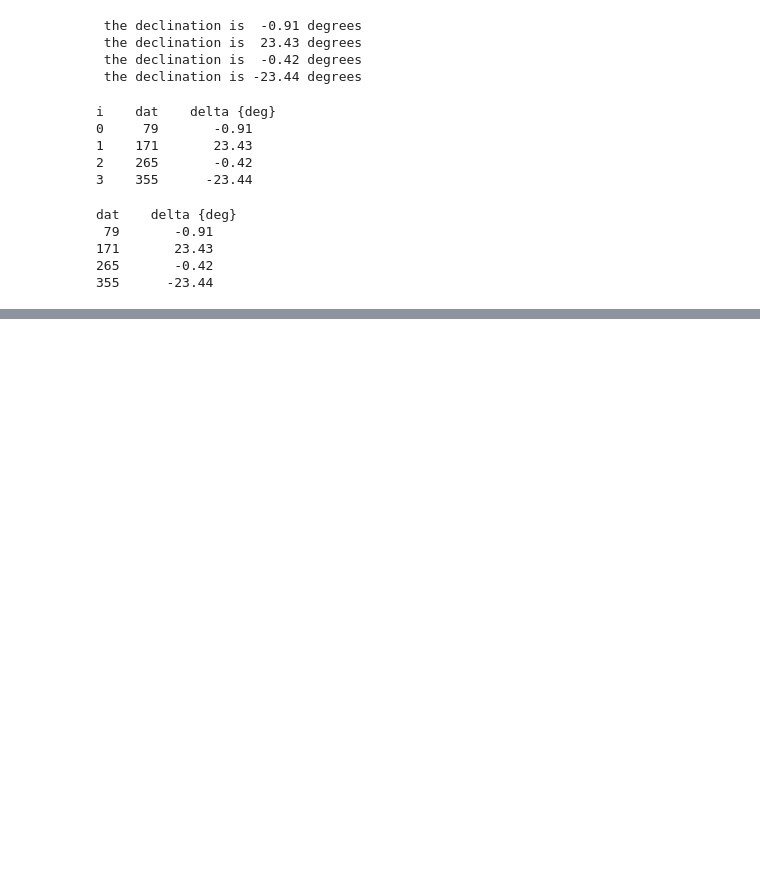
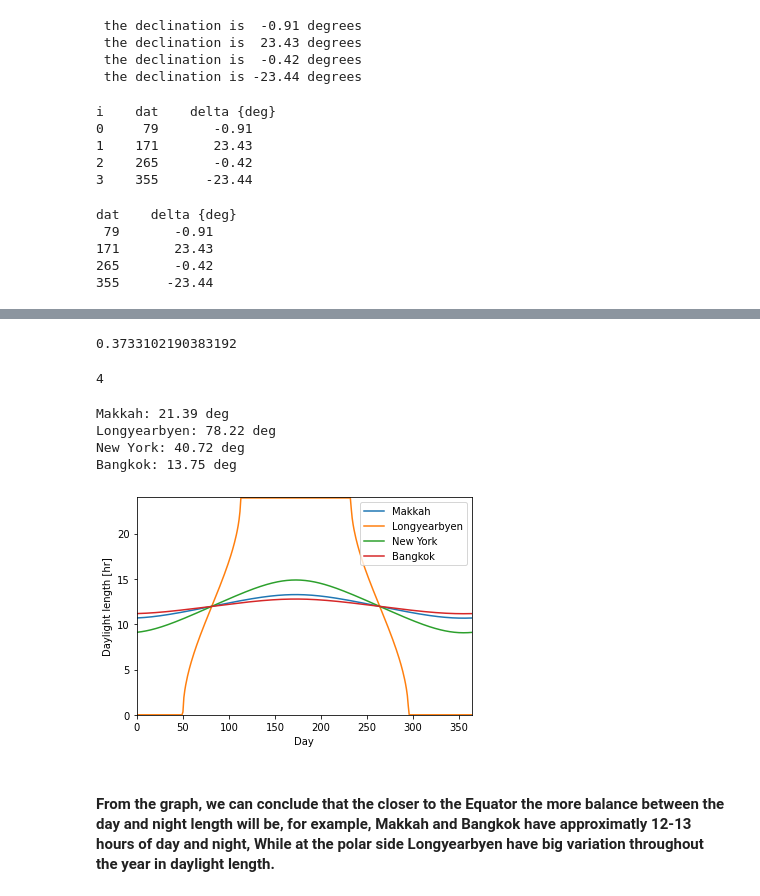
Before and after one commit to siudro/Numerical-Python-in-Astronomy-and-Astrophysics, a Jupyter notebook: chapter2_Computing_and_Displaying_Data.ipynb, the cells around one changed output, grey strips where cells are left out. Drawn from its saved outputs; the diff is of its cells as text; code cells hidden in the pictures; blank space fills up the shorter version.

```diff
--- a/chapter2_Computing_and_Displaying_Data.ipynb
+++ b/chapter2_Computing_and_Displaying_Data.ipynb
@@ -98,0 +184,33 @@ dat    delta {deg}
+# %%
+phi = {"Makkah" : observer.lat.radian,
+       "Longyearbyen" : math.radians(78 + 13 /60)}
+print(phi["Makkah"])
+# %% [output]
+0.3733102190383192
+# %%
+# add more cities
+phi["New York"] = math.radians(40 + 43 / 60)
+phi["Bangkok"] = math.radians(13 + 45 / 60)
+len(phi)
+# %% [output]
+4
+# %%
+for key in phi:
+    print(key + ": {:.2f} deg".format(math.degrees(phi[key])))
+    h_set = np.arccos(np.clip(-np.tan(delta) * math.tan(phi[key]), -1.0, 1.0))
+    T = (np.degrees(2*h_set)/360 * u.sday.to(u.h))
+    plt.plot(N, T, label = key)
+plt.xlabel("Day")
+plt.xlim(0, 364)
+plt.ylabel("Daylight length [hr]")
+plt.ylim(0, 24)
+plt.legend(loc = "upper right")
+plt.savefig("daylength.pdf")
+# %% [output]
+Makkah: 21.39 deg
+Longyearbyen: 78.22 deg
+New York: 40.72 deg
+Bangkok: 13.75 deg
+[figure, added]
+# %% [markdown]
+#### From the graph, we can conclude that the closer to the Equator the more balance between the day and night length will be, for example, Makkah and Bangkok have approximatly 12-13 hours of day and night, While at the polar side Longyearbyen have big variation throughout the year in daylight length.
```
Also changed, not shown: parts of 15 cells of this notebook.
